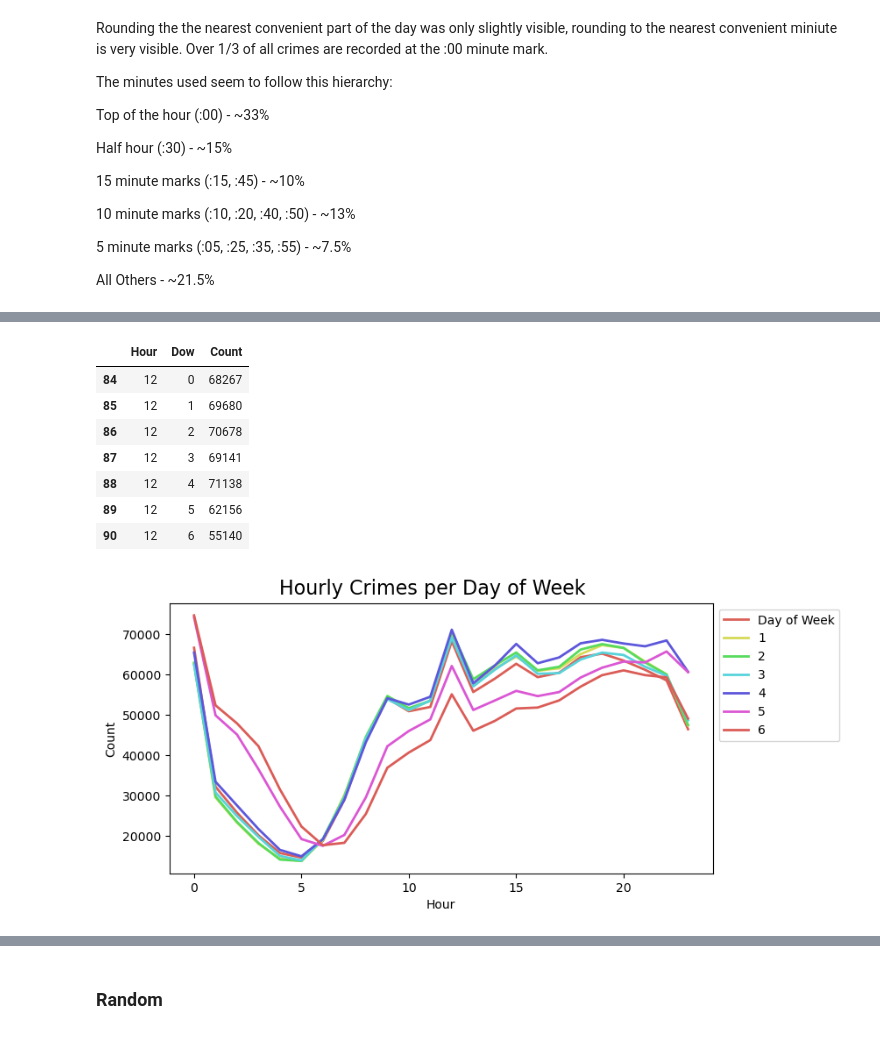
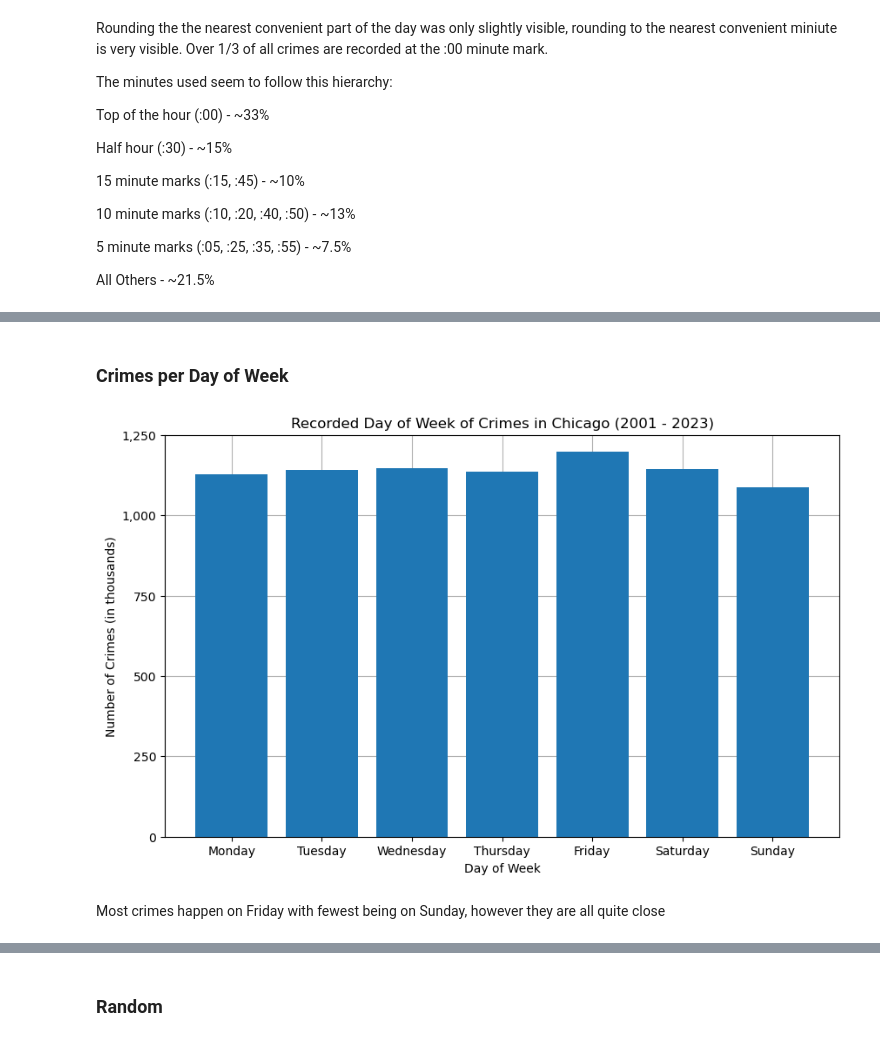
Before and after one commit to MichaelHarjani/ChicagoCrime, a Jupyter notebook: Exploration.ipynb, the cells around one changed output, grey strips where cells are left out. Cells and saved outputs as stored; diff of their text form; code cells hidden in the pictures.

Commit message:
Day of Week and Hours per Day of Week added

```diff
--- a/Exploration.ipynb
+++ b/Exploration.ipynb
@@ -423,20 +447,24 @@ hour_dow_crimes.reset_index(inplace=True)
-# %%
-hour_dow_crimes[hour_dow_crimes['Hour'] == 12]
-# %% [output]
-|  | Hour | Dow | Count |
-| 84 | 12 | 0 | 68267 |
-| 85 | 12 | 1 | 69680 |
-| 86 | 12 | 2 | 70678 |
-| 87 | 12 | 3 | 69141 |
-| 88 | 12 | 4 | 71138 |
-| 89 | 12 | 5 | 62156 |
-| 90 | 12 | 6 | 55140 |
-# %%
-plt.figure(figsize=[8,4])
-plt.suptitle('Hourly Crimes per Day of Week', fontsize = 16, y = 0.95)
-sns.lineplot(data = hour_dow_crimes, x = 'Hour', y = 'Count', hue = 'Dow', palette='hls', lw=2)
-
-l = plt.legend(bbox_to_anchor=(1, 1))
-l.get_texts()[0].set_text('Day of Week')
-# %% [output]
-[figure, removed]
+# %% [markdown]
+### Crimes per Day of Week
+# %%
+crimes_per_dow = pre2024['Dow'].value_counts()
+crimes_per_dow = crimes_per_dow.sort_index()
+# %%
+plt.figure(figsize=(10,6))
+plt.bar(crimes_per_dow.index,crimes_per_dow.values,zorder=2)
+plt.title('Recorded Day of Week of Crimes in Chicago (2001 - 2023)')
+plt.ylabel('Number of Crimes (in thousands)')
+plt.xlabel('Day of Week')
+
+plt.xticks(np.arange(0,7,1),['Monday','Tuesday','Wednesday','Thursday','Friday','Saturday','Sunday'])
+
+plt.yticks(np.arange(0,1250001,250000),['0','250','500','750','1,000','1,250'])
+plt.ylim(0,1250000)
+
+plt.grid(True, zorder=1)
+
+plt.show()
+# %% [output]
+[figure, added]
+# %% [markdown]
+Most crimes happen on Friday with fewest being on Sunday, however they are all quite close
```
Also changed, not shown: parts of 36 cells of this notebook, 1 other file.
